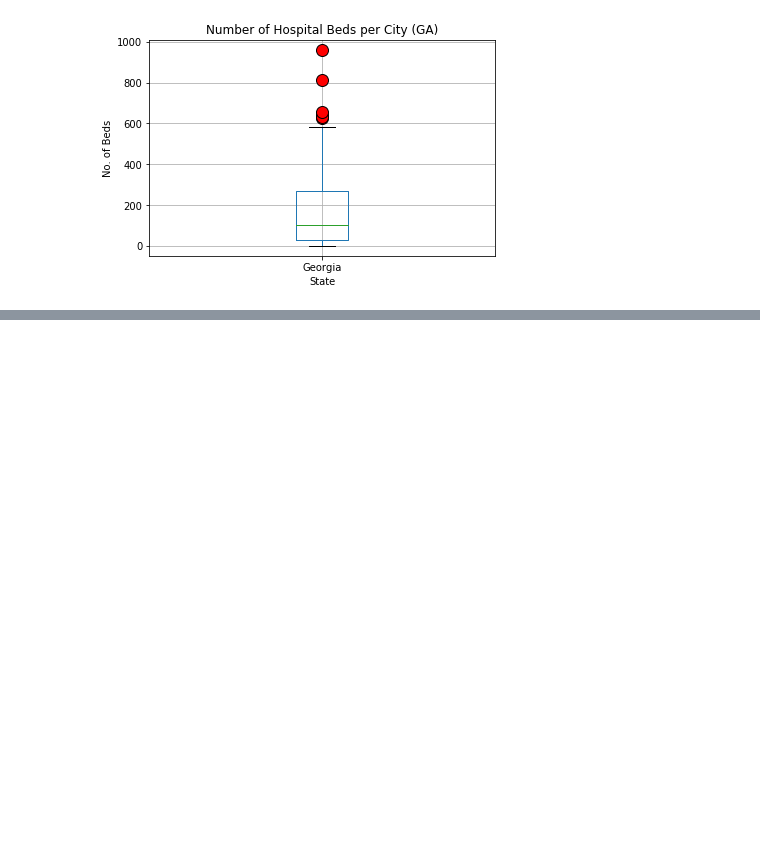
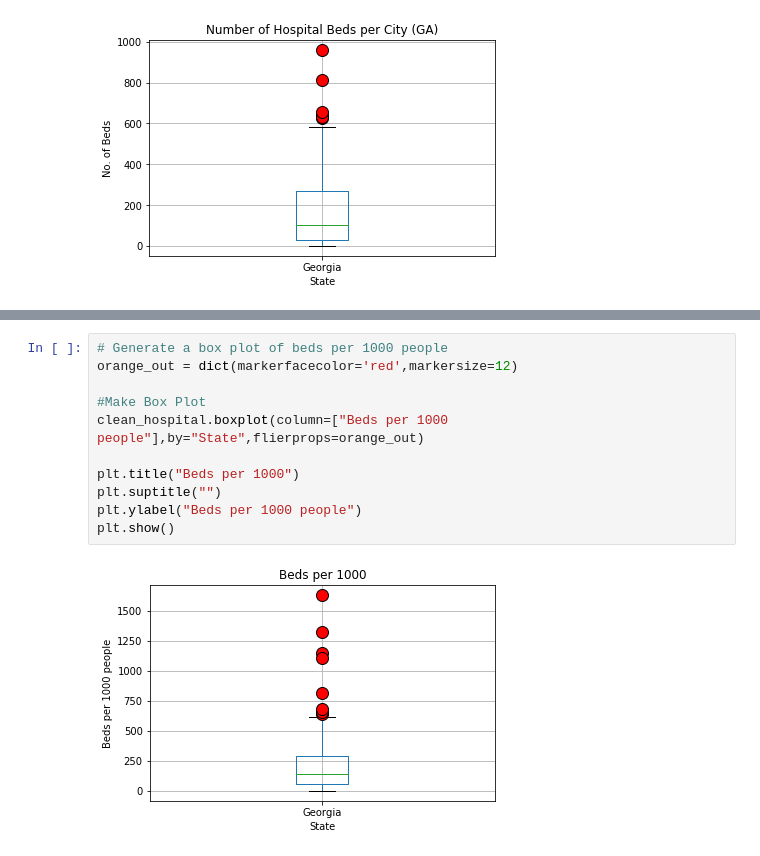
Before and after one commit to jtilenis/Data_Scavengers, a Jupyter notebook: Box_Plot.ipynb, the cells around one changed output, grey strips where cells are left out. Drawn from its saved outputs; the diff is of its cells as text; blank space fills up the shorter version.

```diff
--- a/Box_Plot.ipynb
+++ b/Box_Plot.ipynb
@@ -116,0 +123,13 @@ clean_hospital
+# %%
+# Generate a box plot of beds per 1000 people
+orange_out = dict(markerfacecolor='red',markersize=12)
+
+#Make Box Plot
+clean_hospital.boxplot(column=["Beds per 1000 people"],by="State",flierprops=orange_out)
+
+plt.title("Beds per 1000")
+plt.suptitle("")
+plt.ylabel("Beds per 1000 people")
+plt.show()
+# %% [output]
+[figure, added]
```
Also changed, not shown: parts of 3 cells of this notebook, 6 other files.
